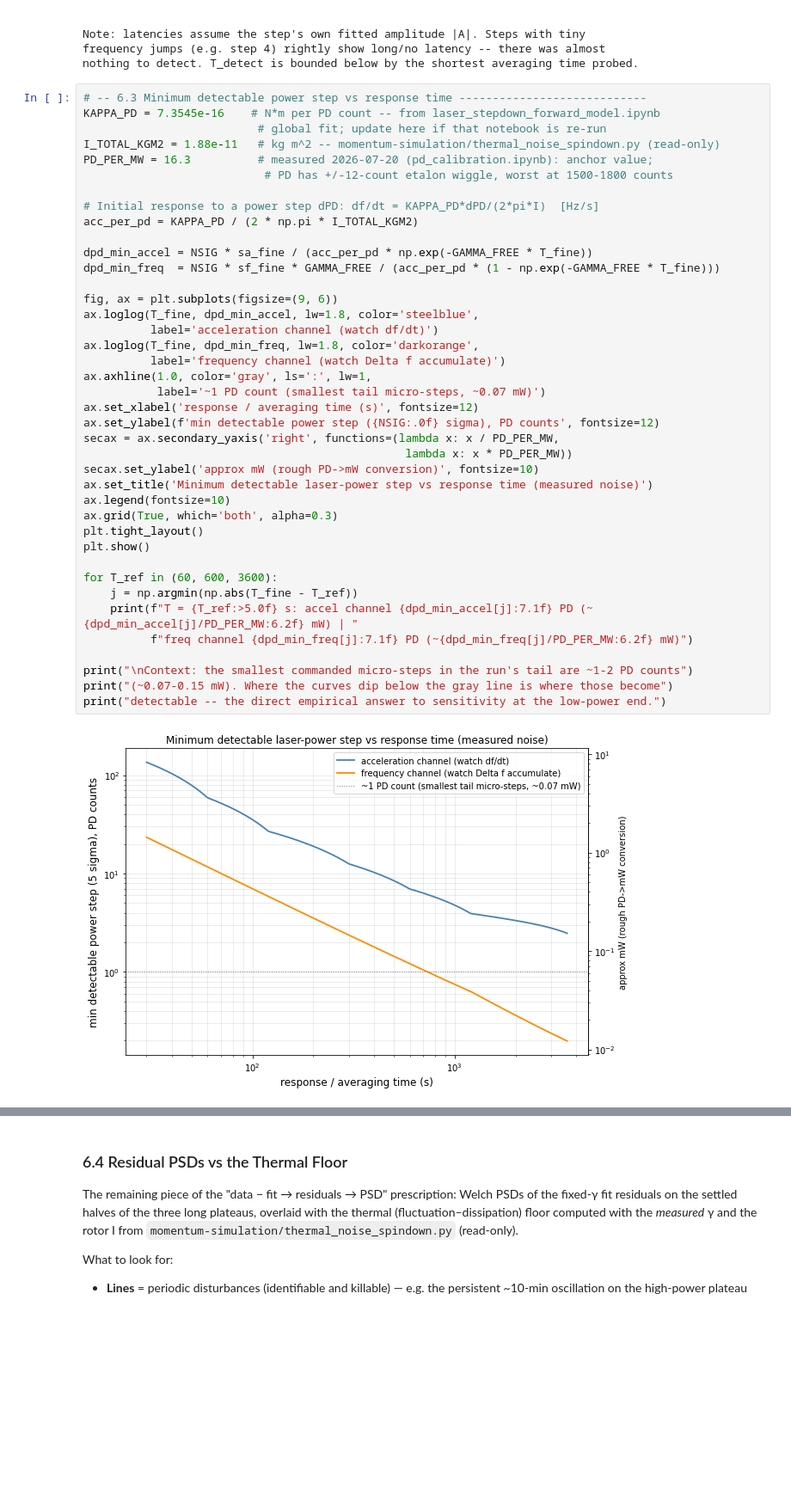
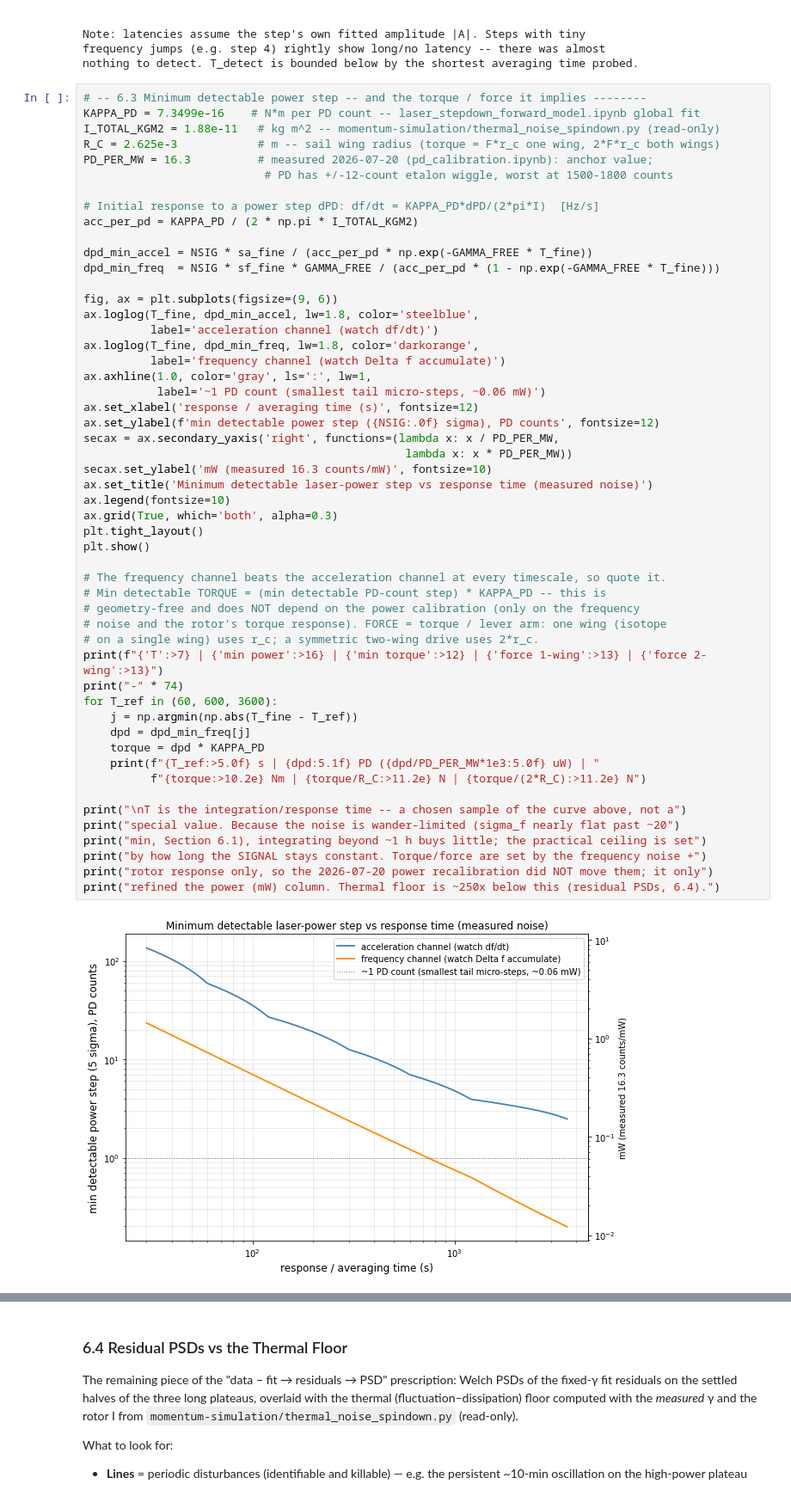
Before and after one commit to Moore-Lab/Decay-Sail, a Jupyter notebook: analysis/laser_stepdown_settling.ipynb, the cells around one changed output, grey strips where cells are left out. Shown at 86% size. Cells and saved outputs as stored; diff of their text form; blank space fills up the shorter version.

```diff
--- a/analysis/laser_stepdown_settling.ipynb
+++ b/analysis/laser_stepdown_settling.ipynb
@@ -714,44 +714,56 @@ Note: latencies assume the step's own fitted amplitude |A|. Steps with tiny
 frequency jumps (e.g. step 4) rightly show long/no latency -- there was almost
 nothing to detect. T_detect is bounded below by the shortest averaging time probed.
 # %%
-# -- 6.3 Minimum detectable power step vs response time ----------------------------
-KAPPA_PD = 7.3545e-16    # N*m per PD count -- from laser_stepdown_forward_model.ipynb
-                          # global fit; update here if that notebook is re-run
+# -- 6.3 Minimum detectable power step -- and the torque / force it implies --------
+KAPPA_PD = 7.3499e-16    # N*m per PD count -- laser_stepdown_forward_model.ipynb global fit
 I_TOTAL_KGM2 = 1.88e-11   # kg m^2 -- momentum-simulation/thermal_noise_spindown.py (read-only)
+R_C = 2.625e-3            # m -- sail wing radius (torque = F*r_c one wing, 2*F*r_c both wings)
 PD_PER_MW = 16.3          # measured 2026-07-20 (pd_calibration.ipynb): anchor value;
                            # PD has +/-12-count etalon wiggle, worst at 1500-1800 counts
 
 # Initial response to a power step dPD: df/dt = KAPPA_PD*dPD/(2*pi*I)  [Hz/s]
 acc_per_pd = KAPPA_PD / (2 * np.pi * I_TOTAL_KGM2)
 
 dpd_min_accel = NSIG * sa_fine / (acc_per_pd * np.exp(-GAMMA_FREE * T_fine))
 dpd_min_freq  = NSIG * sf_fine * GAMMA_FREE / (acc_per_pd * (1 - np.exp(-GAMMA_FREE * T_fine)))
 
 fig, ax = plt.subplots(figsize=(9, 6))
 ax.loglog(T_fine, dpd_min_accel, lw=1.8, color='steelblue',
           label='acceleration channel (watch df/dt)')
 ax.loglog(T_fine, dpd_min_freq, lw=1.8, color='darkorange',
           label='frequency channel (watch Delta f accumulate)')
 ax.axhline(1.0, color='gray', ls=':', lw=1,
-           label='~1 PD count (smallest tail micro-steps, ~0.07 mW)')
+           label='~1 PD count (smallest tail micro-steps, ~0.06 mW)')
 ax.set_xlabel('response / averaging time (s)', fontsize=12)
 ax.set_ylabel(f'min detectable power step ({NSIG:.0f} sigma), PD counts', fontsize=12)
 secax = ax.secondary_yaxis('right', functions=(lambda x: x / PD_PER_MW,
                                                 lambda x: x * PD_PER_MW))
-secax.set_ylabel('approx mW (rough PD->mW conversion)', fontsize=10)
+secax.set_ylabel('mW (measured 16.3 counts/mW)', fontsize=10)
 ax.set_title('Minimum detectable laser-power step vs response time (measured noise)')
 ax.legend(fontsize=10)
 ax.grid(True, which='both', alpha=0.3)
 plt.tight_layout()
 plt.show()
 
+# The frequency channel beats the acceleration channel at every timescale, so quote it.
+# Min detectable TORQUE = (min detectable PD-count step) * KAPPA_PD -- this is
+# geometry-free and does NOT depend on the power calibration (only on the frequency
+# noise and the rotor's torque response). FORCE = torque / lever arm: one wing (isotope
+# on a single wing) uses r_c; a symmetric two-wing drive uses 2*r_c.
+print(f"{'T':>7} | {'min power':>16} | {'min torque':>12} | {'force 1-wing':>13} | {'force 2-wing':>13}")
+print("-" * 74)
 for T_ref in (60, 600, 3600):
     j = np.argmin(np.abs(T_fine - T_ref))
-    print(f"T = {T_ref:>5.0f} s: accel channel {dpd_min_accel[j]:7.1f} PD (~{dpd_min_accel[j]/PD_PER_MW:6.2f} mW) | "
-          f"freq channel {dpd_min_freq[j]:7.1f} PD (~{dpd_min_freq[j]/PD_PER_MW:6.2f} mW)")
+    dpd = dpd_min_freq[j]
+    torque = dpd * KAPPA_PD
+    print(f"{T_ref:>5.0f} s | {dpd:5.1f} PD ({dpd/PD_PER_MW*1e3:5.0f} uW) | "
+          f"{torque:>10.2e} Nm | {torque/R_C:>11.2e} N | {torque/(2*R_C):>11.2e} N")
 
-print("\nContext: the smallest commanded micro-steps in the run's tail are ~1-2 PD counts")
-print("(~0.07-0.15 mW). Where the curves dip below the gray line is where those become")
-print("detectable -- the direct empirical answer to sensitivity at the low-power end.")
+print("\nT is the integration/response time -- a chosen sample of the curve above, not a")
+print("special value. Because the noise is wander-limited (sigma_f nearly flat past ~20")
+print("min, Section 6.1), integrating beyond ~1 h buys little; the practical ceiling is set")
+print("by how long the SIGNAL stays constant. Torque/force are set by the frequency noise +")
+print("rotor response only, so the 2026-07-20 power recalibration did NOT move them; it only")
+print("refined the power (mW) column. Thermal floor is ~250x below this (residual PSDs, 6.4).")
 # %% [output]
-[figure, old version]
+[figure, new version]
```
Also changed, not shown: parts of 1 cell of this notebook.
